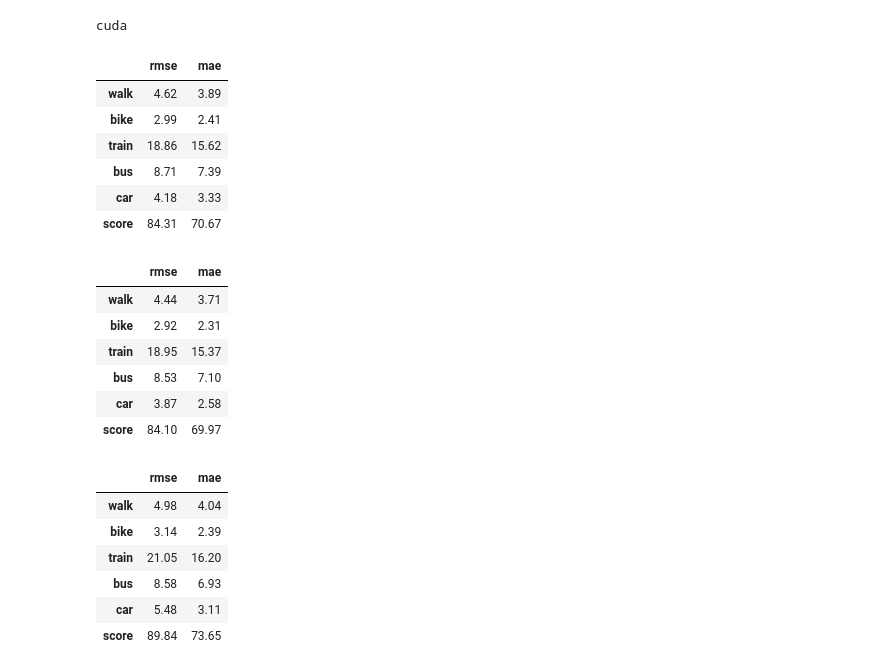
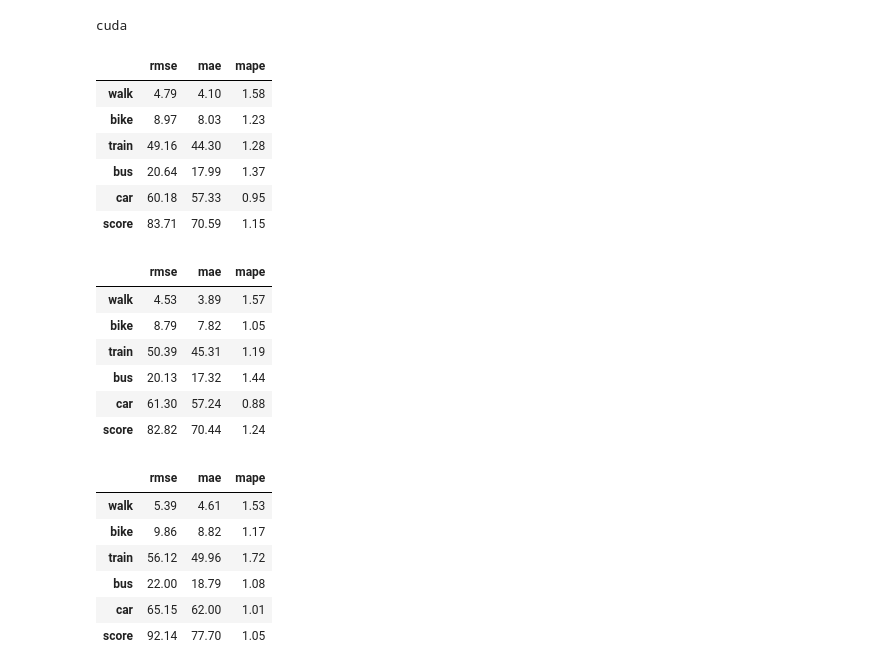
Before and after one commit to rik1599/playngo_challenge_generator, a Jupyter notebook: notebooks/GRU.ipynb, the cells around one changed output. Drawn from its saved outputs; the diff is of its cells as text; code cells hidden in the pictures.

```diff
--- a/notebooks/GRU.ipynb
+++ b/notebooks/GRU.ipynb
@@ -214,8 +214,9 @@ def cross_validate(x: pd.Series, predict):
     preds = np.array(preds)
     ground_truths = np.array(ground_truths)
     return pd.Series({
-        'rmse': root_mean_squared_error(ground_truths, preds),
-        'mae': mean_absolute_error(ground_truths, preds),
+        'rmse': root_mean_squared_error(ground_truths, preds, ignore_zeros=True),
+        'mae': mean_absolute_error(ground_truths, preds, ignore_zeros=True),
+        'mape': mean_absolute_percentage_error(ground_truths, preds, ignore_zeros=True)
     })
 
 def global_mean(x: pd.Series):
@@ -234,40 +235,40 @@ Y_hat: pd.DataFrame = flattened_df.progress_apply(cross_validate, axis=1, predic
 Y_hat.index = ['walk', 'bike', 'train', 'bus', 'car', 'score']
 Y_hat
 # %% [output]
-|  | rmse | mae |
-| walk | 4.62 | 3.89 |
-| bike | 2.99 | 2.41 |
-| train | 18.86 | 15.62 |
-| bus | 8.71 | 7.39 |
-| car | 4.18 | 3.33 |
-| score | 84.31 | 70.67 |
+|  | rmse | mae | mape |
+| walk | 4.79 | 4.10 | 1.58 |
+| bike | 8.97 | 8.03 | 1.23 |
+| train | 49.16 | 44.30 | 1.28 |
+| bus | 20.64 | 17.99 | 1.37 |
+| car | 60.18 | 57.33 | 0.95 |
+| score | 83.71 | 70.59 | 1.15 |
 # %%
 from sklearn.preprocessing import StandardScaler as scaler
 
 from tqdm import tqdm
 tqdm.pandas()
 
 def predict(X):
     model = PerformancePredictorRNN(
         input_size=6,
-        hidden_size=64,
+        hidden_size=40,
         output_size=6,
         layers=1,
     )
     model = model.fit(X, epochs=200, lr=1e-4, scaler=scaler())
     return model.predict()
 
 Y_hat: pd.DataFrame = flattened_df.progress_apply(cross_validate, axis=1, predict=predict).apply(global_mean).map('{:.2f}'.format)
 Y_hat.index = ['walk', 'bike', 'train', 'bus', 'car', 'score']
 Y_hat
 # %% [output]
-|  | rmse | mae |
-| walk | 4.44 | 3.71 |
-| bike | 2.92 | 2.31 |
-| train | 18.95 | 15.37 |
-| bus | 8.53 | 7.10 |
-| car | 3.87 | 2.58 |
-| score | 84.10 | 69.97 |
+|  | rmse | mae | mape |
+| walk | 4.53 | 3.89 | 1.57 |
+| bike | 8.79 | 7.82 | 1.05 |
+| train | 50.39 | 45.31 | 1.19 |
+| bus | 20.13 | 17.32 | 1.44 |
+| car | 61.30 | 57.24 | 0.88 |
+| score | 82.82 | 70.44 | 1.24 |
 # %%
 # POP predictor: take the last week score
 
@@ -282,10 +283,10 @@ Y_hat: pd.DataFrame = flattened_df.progress_apply(cross_validate, axis=1, predic
 Y_hat.index = ['walk', 'bike', 'train', 'bus', 'car', 'score']
 Y_hat
 # %% [output]
-|  | rmse | mae |
-| walk | 4.98 | 4.04 |
-| bike | 3.14 | 2.39 |
-| train | 21.05 | 16.20 |
-| bus | 8.58 | 6.93 |
-| car | 5.48 | 3.11 |
-| score | 89.84 | 73.65 |
+|  | rmse | mae | mape |
+| walk | 5.39 | 4.61 | 1.53 |
+| bike | 9.86 | 8.82 | 1.17 |
+| train | 56.12 | 49.96 | 1.72 |
+| bus | 22.00 | 18.79 | 1.08 |
+| car | 65.15 | 62.00 | 1.01 |
+| score | 92.14 | 77.70 | 1.05 |
```
